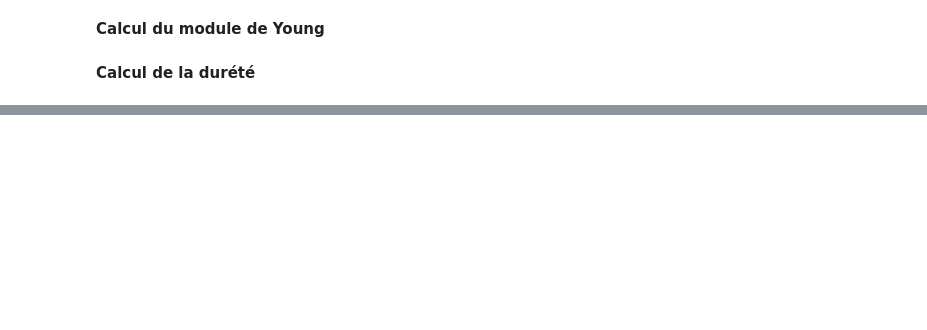
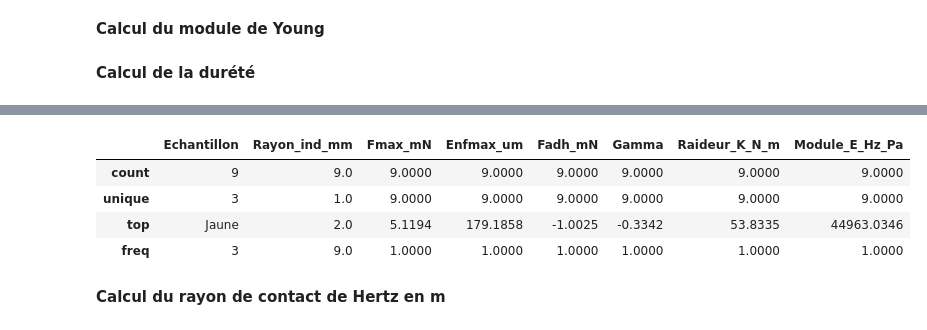
Before and after one commit to tiffank1802/ENISE, a Jupyter notebook: tribologie/DM4/app.ipynb, the cells around one changed output, grey strips where cells are left out. Cells and saved outputs as stored; diff of their text form; code cells hidden in the pictures; blank space fills up the shorter version.

```diff
--- a/tribologie/DM4/app.ipynb
+++ b/tribologie/DM4/app.ipynb
@@ -51,0 +145,10 @@ Hbk=np.max(data[:,1])/Ac
+# %%
+df.describe()
+# %% [output]
+|  | Echantillon | Rayon_ind_mm | Fmax_mN | Enfmax_um | Fadh_mN | Gamma | Raideur_K_N_m | Module_E_Hz_Pa |
+| count | 9 | 9.0 | 9.0000 | 9.0000 | 9.0000 | 9.0000 | 9.0000 | 9.0000 |
+| unique | 3 | 1.0 | 9.0000 | 9.0000 | 9.0000 | 9.0000 | 9.0000 | 9.0000 |
+| top | Jaune | 2.0 | 5.1194 | 179.1858 | -1.0025 | -0.3342 | 53.8335 | 44963.0346 |
+| freq | 3 | 9.0 | 1.0000 | 1.0000 | 1.0000 | 1.0000 | 1.0000 | 1.0000 |
+# %% [markdown]
+**Calcul du rayon de contact de Hertz en m**
```
Also changed, not shown: parts of 28 cells of this notebook, 14 other files.
